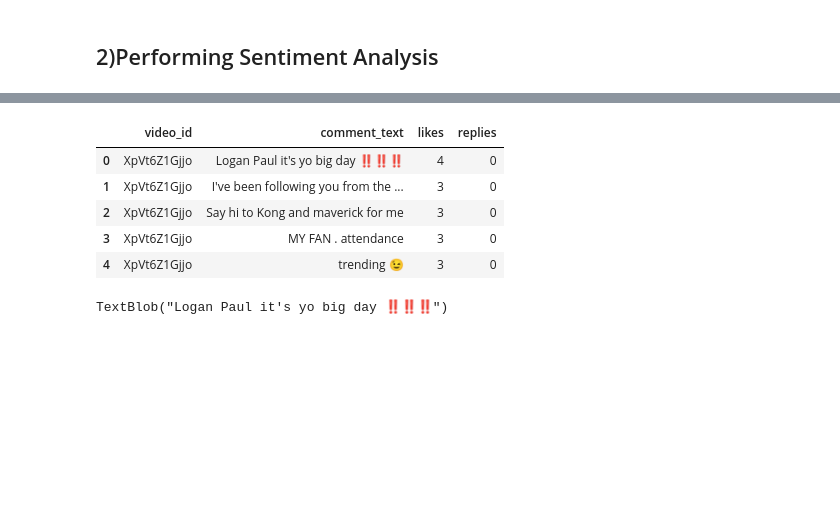
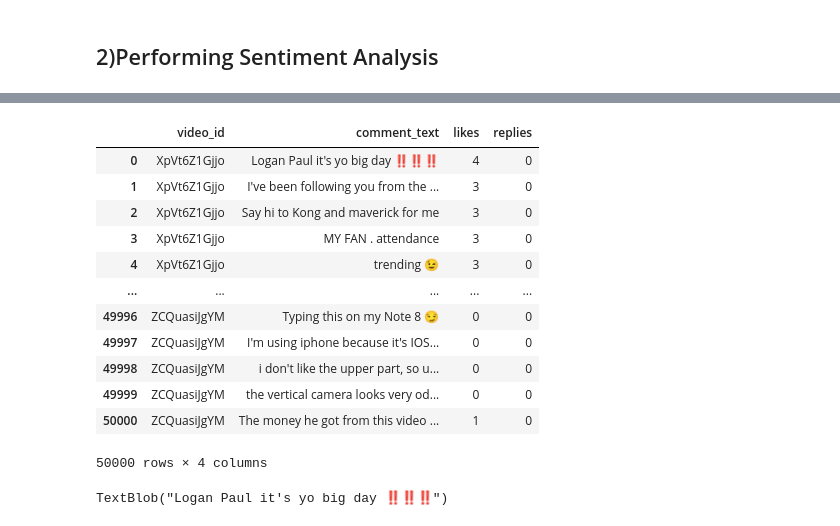
Before and after one commit to HafshaWahab/YouTube-Sentiment-Analysis, a Jupyter notebook: youtube-sentiment-analysis.ipynb, the cells around one changed output, grey strips where cells are left out. Drawn from its saved outputs; the diff is of its cells as text; code cells hidden in the pictures; blank space fills up the shorter version.

```diff
--- a/youtube-sentiment-analysis.ipynb
+++ b/youtube-sentiment-analysis.ipynb
@@ -87,12 +82,19 @@ sample_df = df[0:1000]
-# %%
-df.head()
-# %% [output]
-|  | video_id | comment_text | likes | replies |
-| 0 | XpVt6Z1Gjjo | Logan Paul it's yo big day ‼️‼️‼️ | 4 | 0 |
-| 1 | XpVt6Z1Gjjo | I've been following you from the ... | 3 | 0 |
-| 2 | XpVt6Z1Gjjo | Say hi to Kong and maverick for me | 3 | 0 |
-| 3 | XpVt6Z1Gjjo | MY FAN . attendance | 3 | 0 |
-| 4 | XpVt6Z1Gjjo | trending 😉 | 3 | 0 |
+# %%
+sample_df
+# %% [output]
+|  | video_id | comment_text | likes | replies |
+| 0 | XpVt6Z1Gjjo | Logan Paul it's yo big day ‼️‼️‼️ | 4 | 0 |
+| 1 | XpVt6Z1Gjjo | I've been following you from the ... | 3 | 0 |
+| 2 | XpVt6Z1Gjjo | Say hi to Kong and maverick for me | 3 | 0 |
+| 3 | XpVt6Z1Gjjo | MY FAN . attendance | 3 | 0 |
+| 4 | XpVt6Z1Gjjo | trending 😉 | 3 | 0 |
+| ... | ... | ... | ... | ... |
+| 49996 | ZCQuasiJgYM | Typing this on my Note 8 😏 | 0 | 0 |
+| 49997 | ZCQuasiJgYM | I'm using iphone because it's IOS... | 0 | 0 |
+| 49998 | ZCQuasiJgYM | i don't like the upper part, so u... | 0 | 0 |
+| 49999 | ZCQuasiJgYM | the vertical camera looks very od... | 0 | 0 |
+| 50000 | ZCQuasiJgYM | The money he got from this video ... | 1 | 0 |
+50000 rows × 4 columns
 # %%
 TextBlob("Logan Paul it's yo big day ‼️‼️‼️")      #gives a normal text.
 # %% [output]
```
Also changed, not shown: parts of 23 cells of this notebook.
